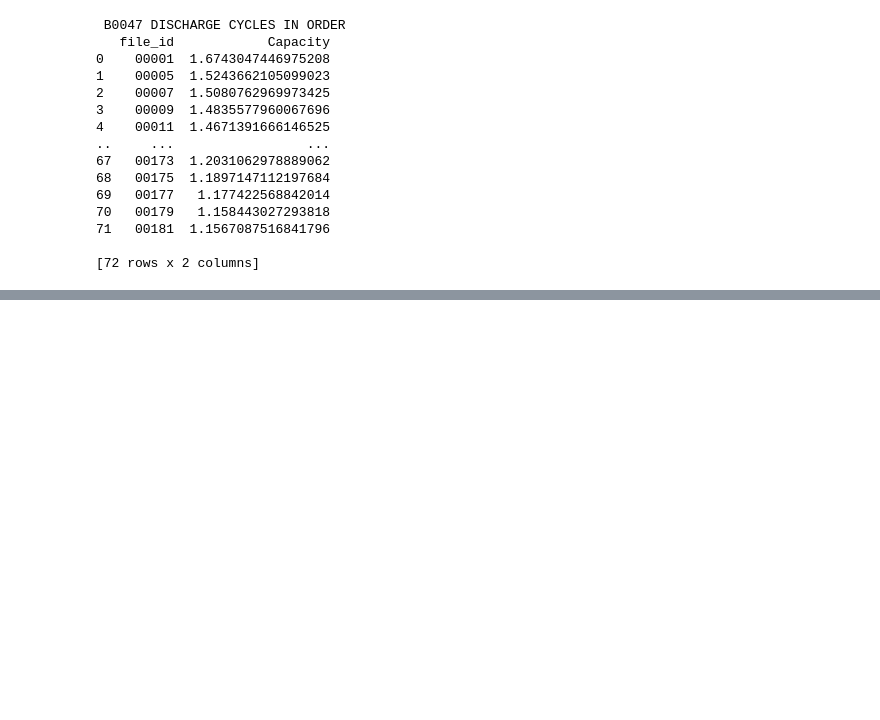
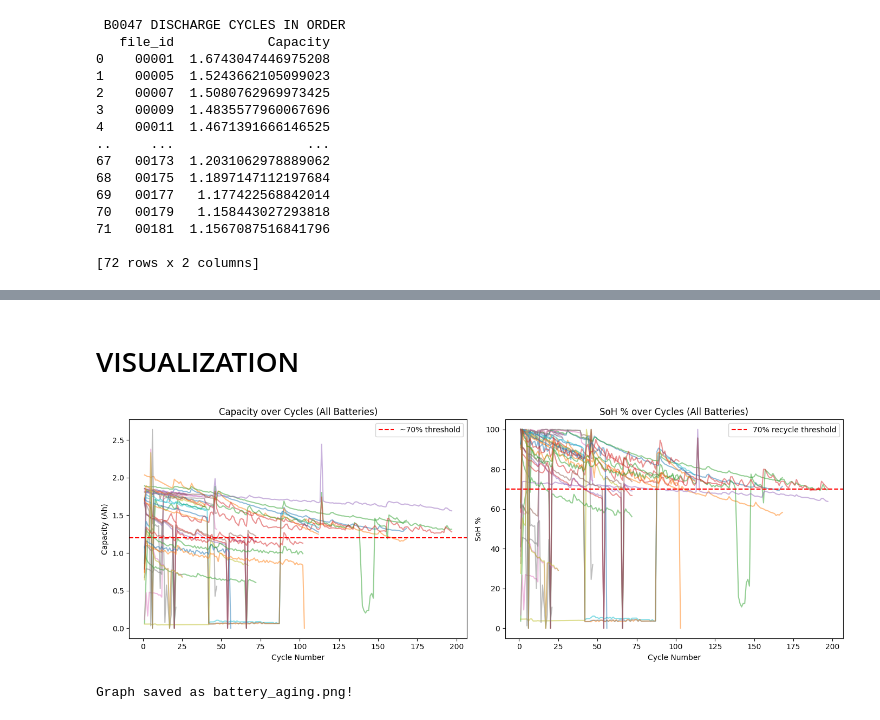
Before and after one commit to avdhi-2001/battery-health-ml-pipeline, a Jupyter notebook: battery_exploration.ipynb, the cells around one changed output, grey strips where cells are left out. Cells and saved outputs as stored; diff of their text form; code cells hidden in the pictures; blank space fills up the shorter version.

```diff
--- a/battery_exploration.ipynb
+++ b/battery_exploration.ipynb
@@ -453,0 +479,2 @@ First 10 rows:
+# %%
+cycle_df['Capacity'] = pd.to_numeric(cycle_df['Capacity'], errors='coerce')
@@ -453,0 +483,15 @@ First 10 rows:
+# %%
+cycle_df['Capacity'] = pd.to_numeric(cycle_df['Capacity'], errors='coerce')
+
+cycle_df['cycle_number'] = cycle_df.groupby('battery_id').cumcount() + 1
+
+# Calculate SoH per battery
+cycle_df['max_capacity'] = cycle_df.groupby('battery_id')['Capacity'].transform('max')
+cycle_df['SoH'] = (cycle_df['Capacity'] / cycle_df['max_capacity']) * 100
+# %%
+# Calculate RUL per battery
+cycle_df['total_cycles'] = cycle_df.groupby(
+    'battery_id')['cycle_number'].transform('max')
+cycle_df['RUL'] = cycle_df['total_cycles'] - cycle_df['cycle_number']
+
+cycle_df = cycle_df.drop(columns=['max_capacity', 'total_cycles'])
@@ -453,0 +521,42 @@ First 10 rows:
+# %% [markdown]
+# VISUALIZATION
+# %%
+import matplotlib.pyplot as plt
+
+# Creates a 1x2 grid of subplots, 1 for capacity and 1 for SoH
+fig, axes = plt.subplots(1, 2, figsize=(14, 5))
+
+# In this we are looping through each battery
+for battery in cycle_df['battery_id'].unique():
+
+    # Filter one battery at a time
+    battery_data = cycle_df[cycle_df['battery_id'] == battery]
+    # Graph 1 — Capacity
+    axes[0].plot(battery_data['cycle_number'], battery_data['Capacity'], alpha=0.5)
+
+    # Graph 2 — SoH
+    axes[1].plot(battery_data['cycle_number'], battery_data['SoH'], alpha=0.5)
+
+axes[0].axhline(y=1.2, color='red', linestyle='--', label='~70% threshold')
+
+axes[1].axhline(y=70, color='red', linestyle='--', label='70% recycle threshold')
+
+# Add titles and labels
+axes[0].set_title('Capacity over Cycles (All Batteries)')
+axes[0].set_xlabel('Cycle Number')
+axes[0].set_ylabel('Capacity (Ah)')
+axes[0].legend()
+
+axes[1].set_title('SoH % over Cycles (All Batteries)')
+axes[1].set_xlabel('Cycle Number')
+axes[1].set_ylabel('SoH %')
+axes[1].legend()
+
+plt.tight_layout()
+plt.savefig('battery_aging.png')
+plt.show()
+
+print("Graph saved as battery_aging.png!")
+# %% [output]
+[figure, added]
+Graph saved as battery_aging.png!
```
Also changed, not shown: parts of 32 cells of this notebook, 7 other files.
